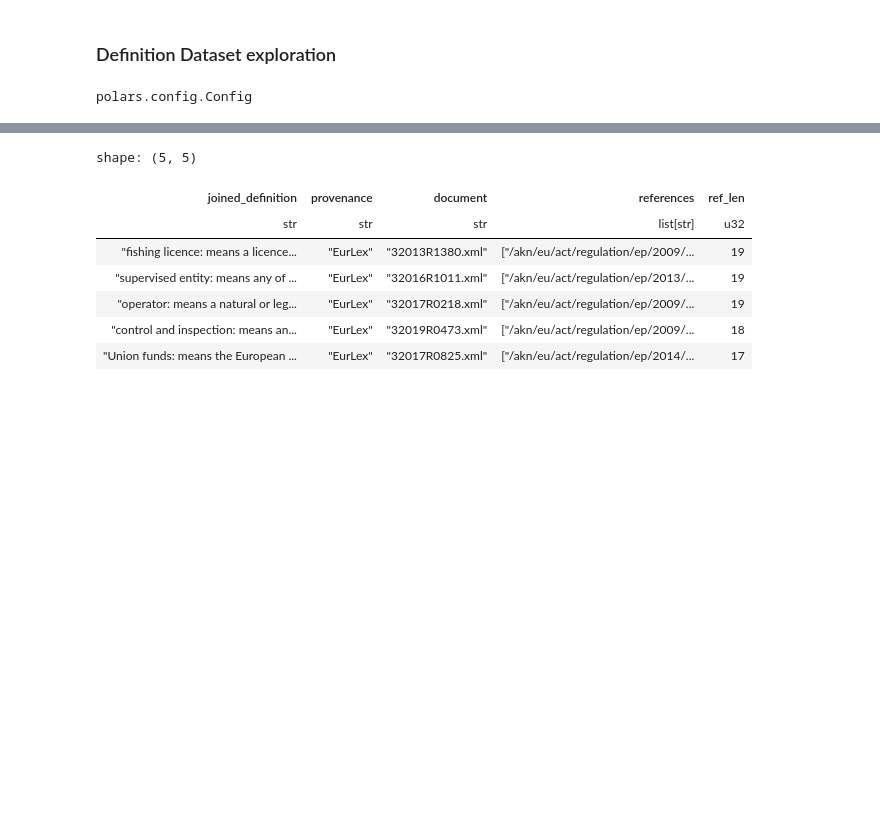
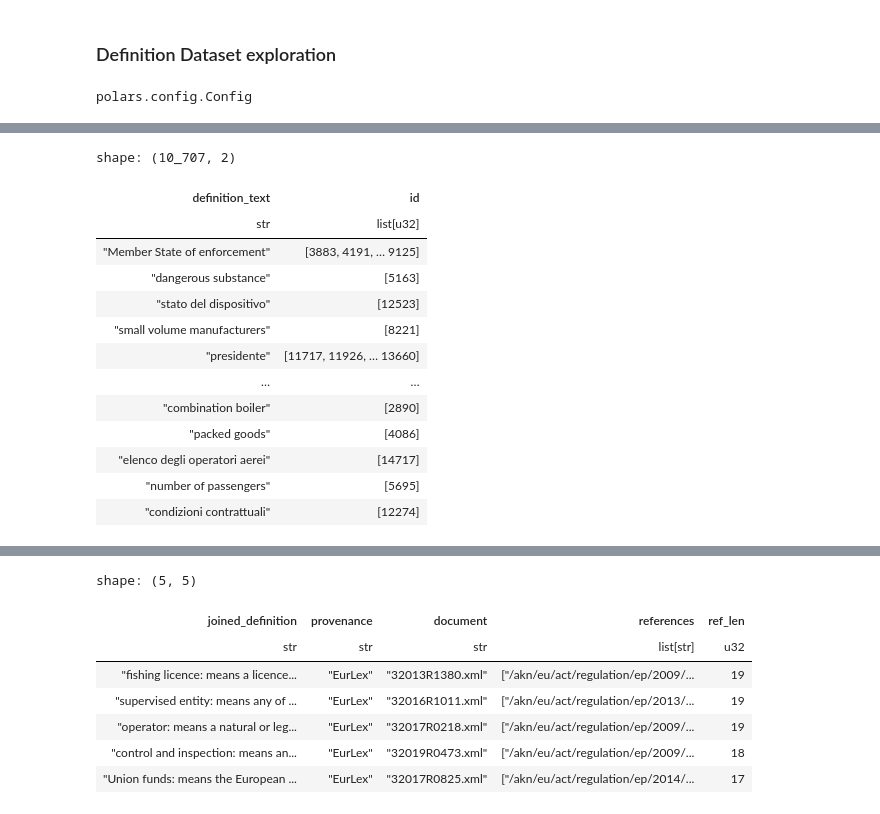
Before and after one commit to leonardozilli/LegislativeDefinitionsAgent, a Jupyter notebook: notebooks/02 - create_def_embeddings.ipynb, the cells around one changed output, grey strips where cells are left out. Drawn from its saved outputs; the diff is of its cells as text; code cells hidden in the pictures; blank space fills up the shorter version.

```diff
--- a/notebooks/02 - create_def_embeddings.ipynb
+++ b/notebooks/02 - create_def_embeddings.ipynb
@@ -26 +35,18 @@ shape: (1, 1)
+# %%
+df.group_by(pl.col('definition_text').str.split(':').list[0]).agg('id')
+# %% [output]
+shape: (10_707, 2)
+| definition_text | id |
+| str | list[u32] |
+| "Member State of enforcement" | [3883, 4191, … 9125] |
+| "dangerous substance" | [5163] |
+| "stato del dispositivo" | [12523] |
+| "small volume manufacturers" | [8221] |
+| "presidente" | [11717, 11926, … 13660] |
+| … | … |
+| "combination boiler" | [2890] |
+| "packed goods" | [4086] |
+| "elenco degli operatori aerei" | [14717] |
+| "number of passengers" | [5695] |
+| "condizioni contrattuali" | [12274] |
 # %%
```
Also changed, not shown: parts of 24 cells of this notebook, 24 other files.
